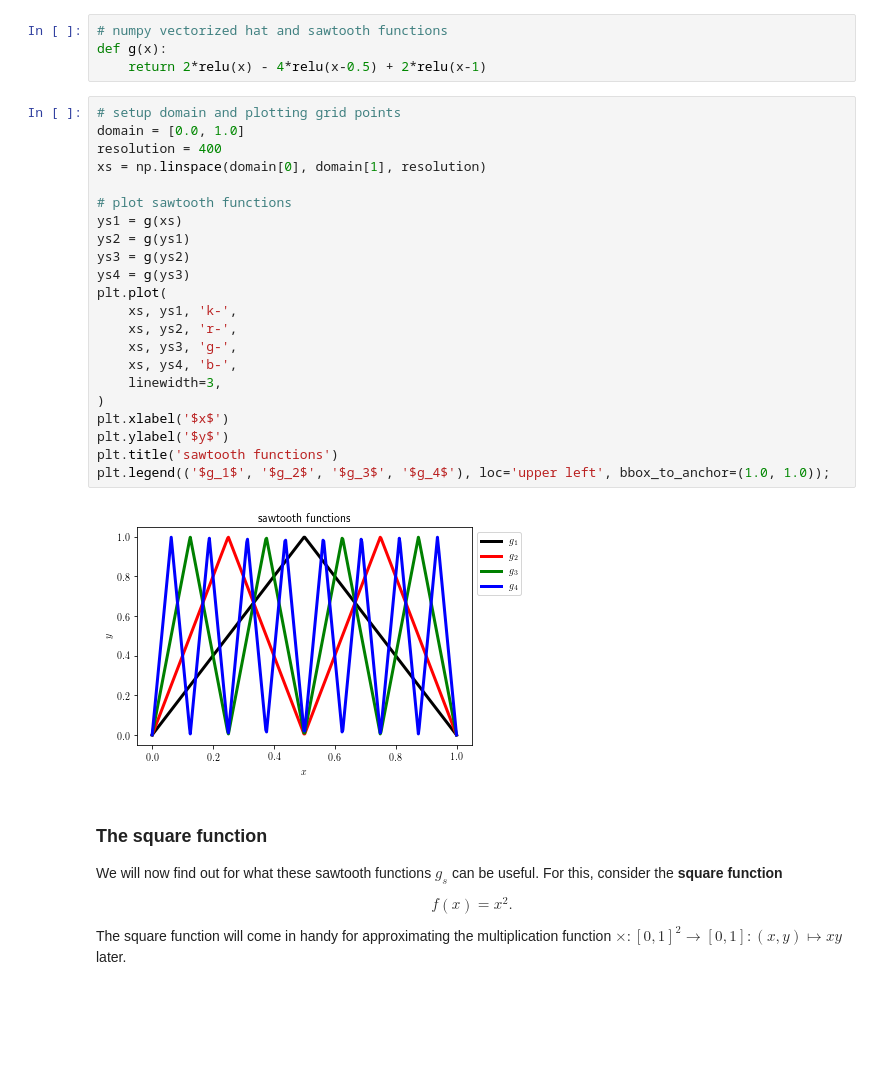
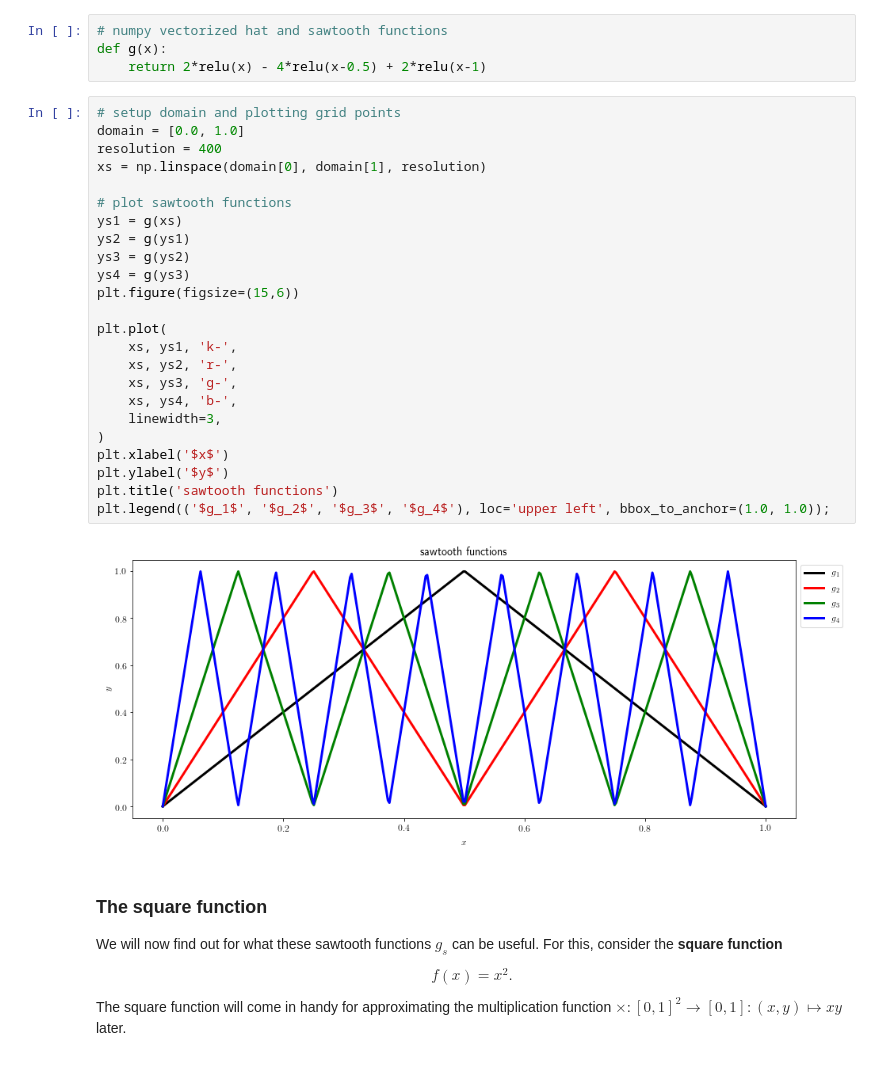
Before and after one commit to arsenal9971/TUB_MoDL, a Jupyter notebook: notebooks/Part-01-relu-constructions.ipynb, the cells around one changed output. Drawn from its saved outputs; the diff is of its cells as text; blank space fills up the shorter version.

```diff
--- a/notebooks/Part-01-relu-constructions.ipynb
+++ b/notebooks/Part-01-relu-constructions.ipynb
@@ -107,27 +109,29 @@ def g(x):
 # %%
 # setup domain and plotting grid points
 domain = [0.0, 1.0]
 resolution = 400
 xs = np.linspace(domain[0], domain[1], resolution)
 
 # plot sawtooth functions
 ys1 = g(xs)
 ys2 = g(ys1)
 ys3 = g(ys2)
 ys4 = g(ys3)
+plt.figure(figsize=(15,6))
+
 plt.plot(
     xs, ys1, 'k-',
     xs, ys2, 'r-',
     xs, ys3, 'g-',
     xs, ys4, 'b-',
     linewidth=3,
 )
 plt.xlabel('$x$')
 plt.ylabel('$y$')
 plt.title('sawtooth functions')
 plt.legend(('$g_1$', '$g_2$', '$g_3$', '$g_4$'), loc='upper left', bbox_to_anchor=(1.0, 1.0));
 # %% [output]
-[figure, old version]
+[figure, new version]
 # %% [markdown]
 ### The square function
 
```
Also changed, not shown: parts of 6 cells of this notebook, 4 other files.
